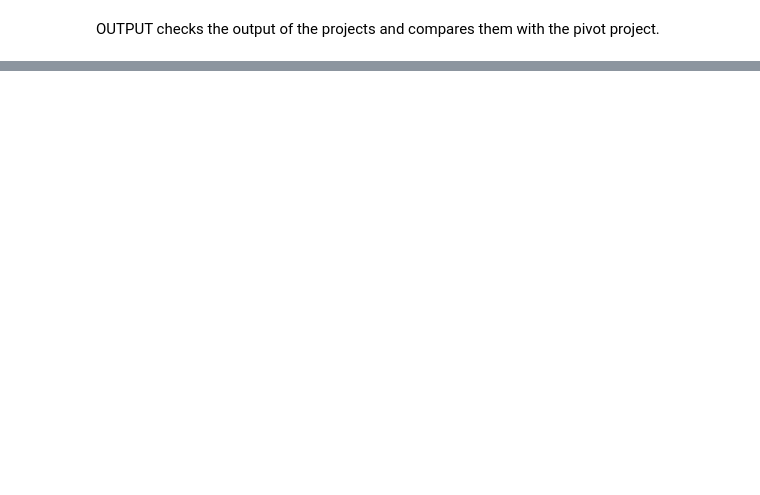
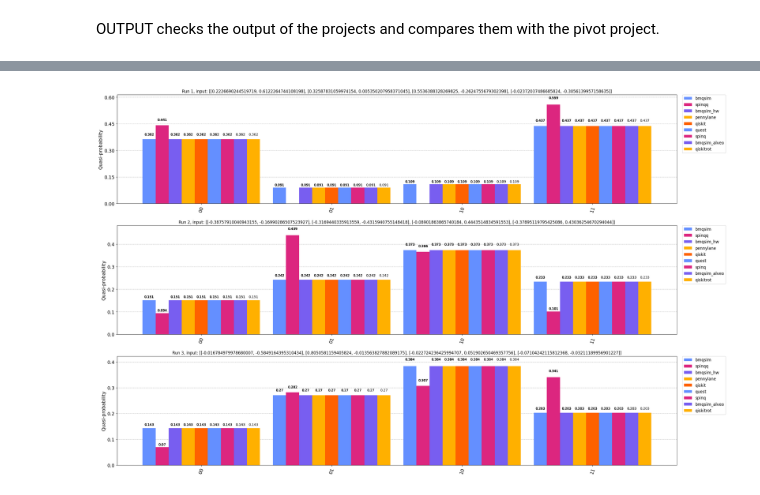
Before and after one commit to BondMachineHQ/bmqsimtests, a Jupyter notebook: analyze.ipynb, the cells around one changed output, grey strips where cells are left out. Saved outputs shown, nothing was run; the diff lists cells and outputs as text; code cells hidden in the pictures; blank space fills up the shorter version.

```diff
--- a/analyze.ipynb
+++ b/analyze.ipynb
@@ -562,3 +580,29 @@ Detailed results:
         spinq: Passed
         bmqsim_alveo: Passed
         qiskitrot: Passed
+# %%
+from qiskit.visualization import plot_histogram
+import matplotlib.pyplot as plt
+
+fig = plt.figure()
+fig.set_size_inches(30,20)
+
+for run in range(numiter):
+        probviews = {}
+        problist = []
+        legend = []
+        for p in activeproj:
+                probviews[p] = {}
+                problist.append(probviews[p])
+                legend.append(p)
+                for i in range(2**qbits):
+                        if qbits == 1:
+                                probviews[p][f"{i:01b}"] = allprobs[p][run][i]
+                        elif qbits == 2:
+                                probviews[p][f"{i:02b}"] = allprobs[p][run][i]
+
+        ax = fig.add_subplot(numiter,1, run+1)
+        ax.set_title(f"Run {run+1}, input: {inputs[run]}")
+        plot_histogram(problist, legend=legend, ax=ax)
+# %% [output]
+[figure, added]
```
Also changed, not shown: parts of 4 cells of this notebook.
